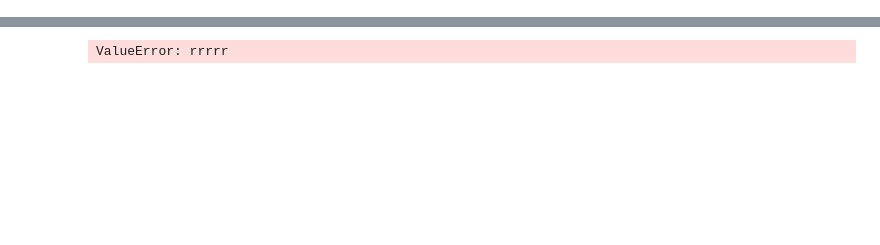
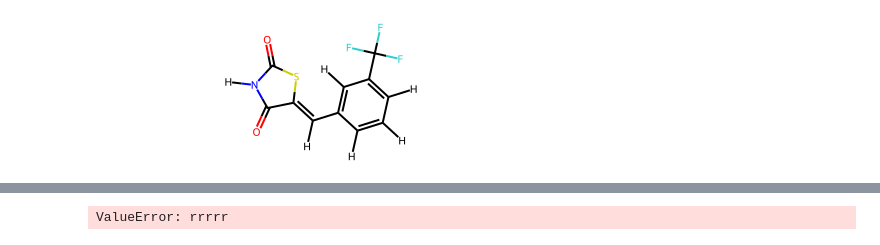
Before and after one commit to jgxs/bridge_ring_dataset, a Jupyter notebook: Bridged_ring/PDB_rings/PHE2BCH_pairs/scripts/phe2bch.ipynb, the cells around one changed output, grey strips where cells are left out. Saved outputs shown, nothing was run; the diff lists cells and outputs as text; code cells hidden in the pictures; blank space fills up the shorter version.

```diff
--- a/Bridged_ring/PDB_rings/PHE2BCH_pairs/scripts/phe2bch.ipynb
+++ b/Bridged_ring/PDB_rings/PHE2BCH_pairs/scripts/phe2bch.ipynb
@@ -31,7 +31,7 @@ with open("/home/chengyj/kinase_work/dataset/Bridged_ring/PDB_rings/PHE2BCH_pair
     for line in AaaaA:
         info = line.split()
         ligands_smi[info[1]] = [info[0]]
-inp = "2RK_4o7c"
+inp = "0FS_3vc4"
 key = inp.split("_")[0]
 pdb_id=inp.split("_")[1]
 lig_smi=ligands_smi[key][0]
@@ -48,6 +48,9 @@ pdb_path = f"/home/chengyj/kinase_work/dataset/Bridged_ring/PDB_rings/PHE2BCH_pa
 # %%
 lig_inp = Chem.MolFromSmiles(lig_smi)
 lig_inp = Chem.AddHs(lig_inp)
+lig_inp
+# %% [output]
+[figure, added]
 # %%
 lig_inp1 = Chem.MolFromSmiles("O=NCCCC12CCCC(c3nc(C4CCNCC4)[nH]c3=C3C=CNC=C3)(C1)C2",sanitize=False)
 try:
```
Also changed, not shown: parts of 5 cells of this notebook, 2 other files.
